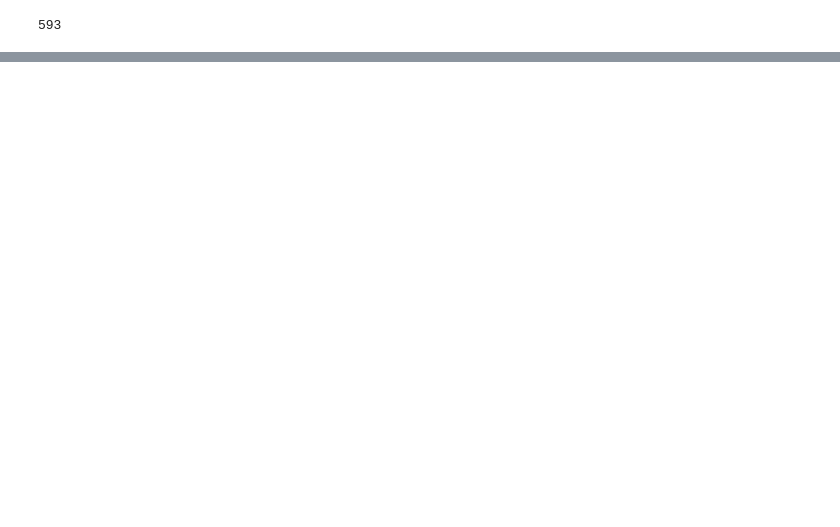
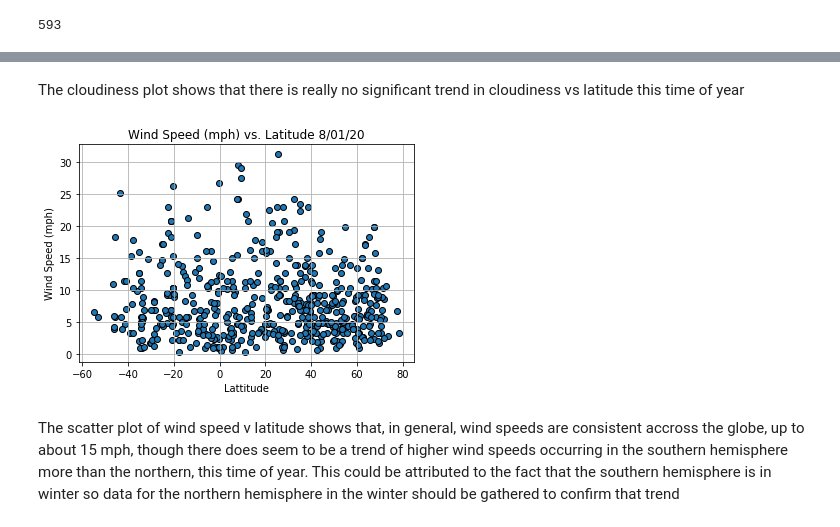
Before and after one commit to dborowski16/python-api-challenge, a Jupyter notebook: WeatherPy/WeatherPyFinal.ipynb, the cells around one changed output, grey strips where cells are left out. Saved outputs shown, nothing was run; the diff lists cells and outputs as text; code cells hidden in the pictures; blank space fills up the shorter version.

```diff
--- a/WeatherPy/WeatherPyFinal.ipynb
+++ b/WeatherPy/WeatherPyFinal.ipynb
@@ -313,0 +211,15 @@ The r-squared value is 0.003362095182244326
+# %% [markdown]
+The cloudiness plot shows that there is really no significant trend in cloudiness vs latitude this time of year
+# %%
+# Scatter plot of wind speed vs latitude
+plt.scatter(lat,wd_spd,marker='o',alpha=1,edgecolors='black')
+plt.title('Wind Speed (mph) vs. Latitude 8/01/20')
+plt.xlabel('Lattitude')
+plt.ylabel('Wind Speed (mph)')
+plt.grid()
+plt.savefig('output_data/wind_lat.png')
+plt.show()
+# %% [output]
+[figure, added]
+# %% [markdown]
+The scatter plot of wind speed v latitude shows that, in general, wind speeds are consistent accross the globe, up to about 15 mph, though there does seem to be a trend of higher wind speeds occurring in the southern hemisphere more than the northern, this time of year.  This could be attributed to the fact that the southern hemisphere is in winter so data for the northern hemisphere in the winter should be gathered to confirm that trend
```
Also changed, not shown: parts of 44 cells of this notebook, 13 other files.
